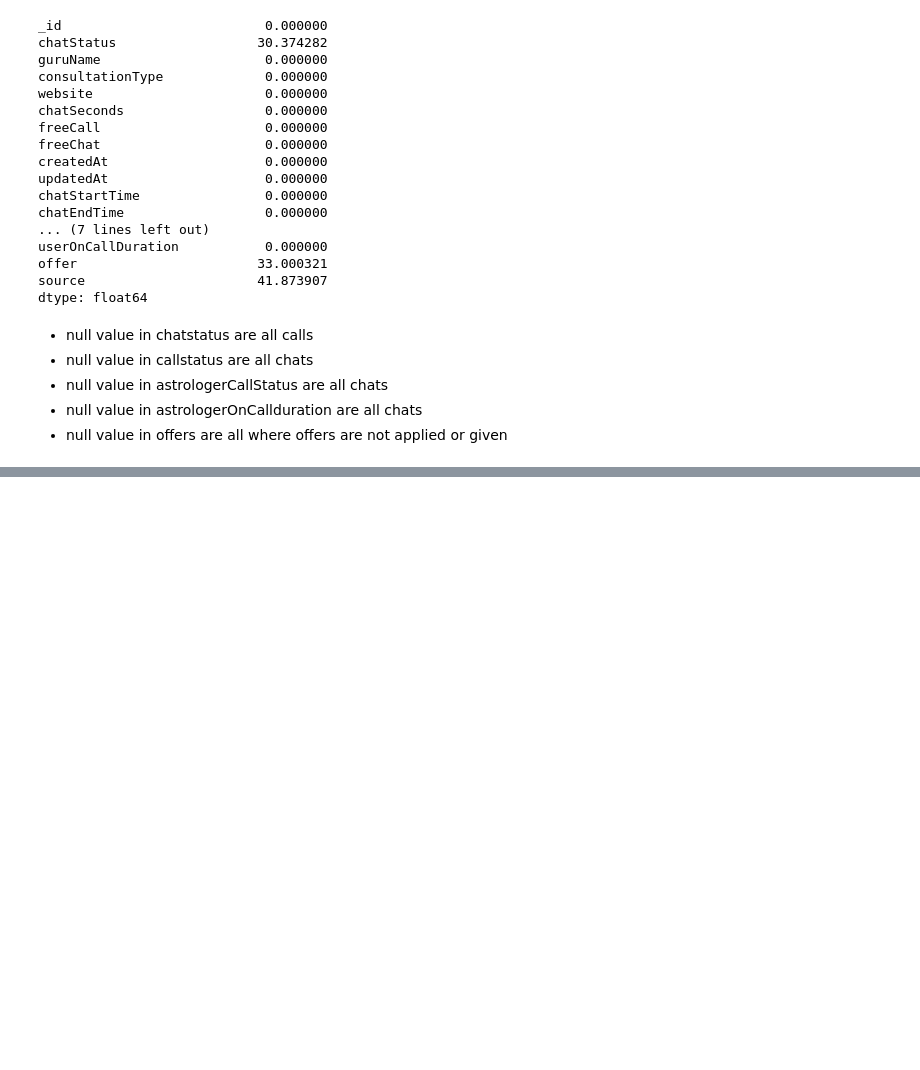
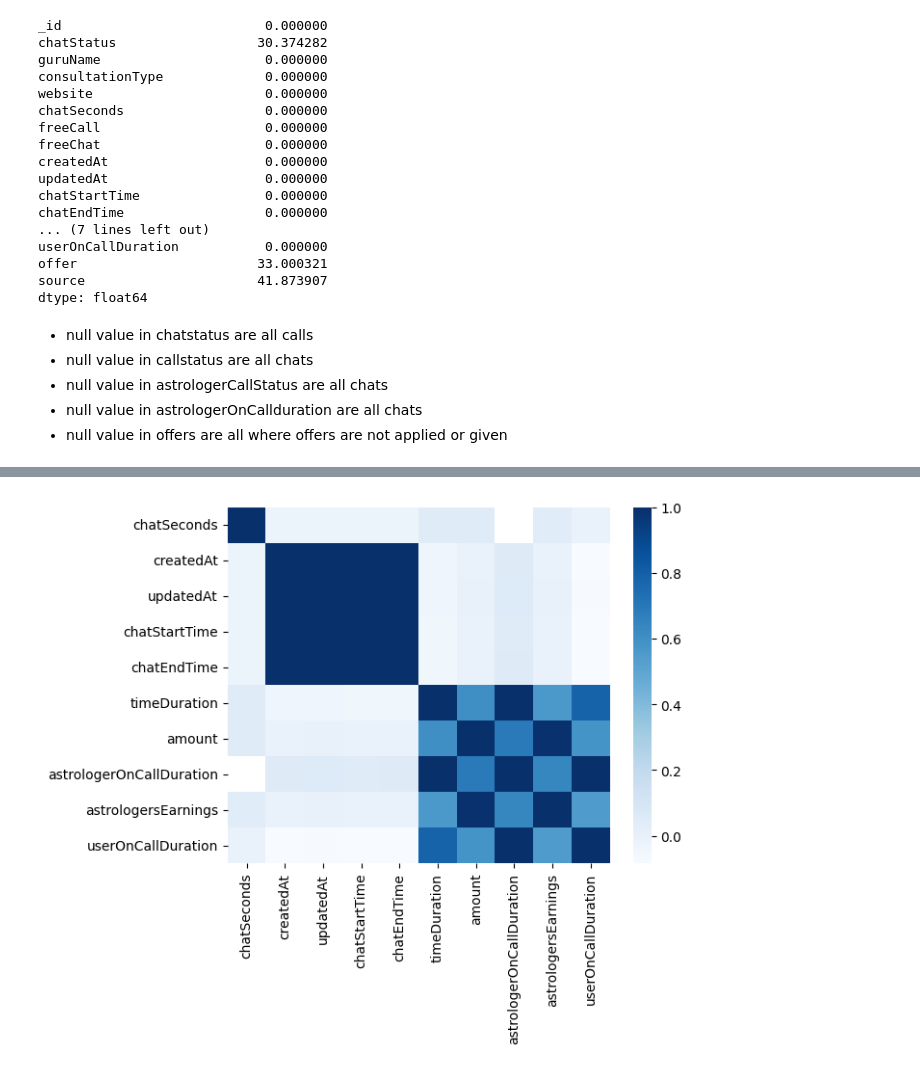
Before and after one commit to IshanSarkar/GAstro_Case-Study, a Jupyter notebook: Guruji_Astro_Assignment.ipynb, the cells around one changed output, grey strips where cells are left out. Saved outputs shown, nothing was run; the diff lists cells and outputs as text; code cells hidden in the pictures; blank space fills up the shorter version.

```diff
--- a/Guruji_Astro_Assignment.ipynb
+++ b/Guruji_Astro_Assignment.ipynb
@@ -1926,0 +1987,4 @@ data_clean.to_csv('data_clean.csv', index=False)
+# %%
+sns.heatmap(data_clean[['chatSeconds', 'createdAt', 'updatedAt', 'chatStartTime','chatEndTime', 'timeDuration', 'amount', 'astrologerOnCallDuration', 'astrologersEarnings', 'userOnCallDuration']].corr(), cmap='Blues');
+# %% [output]
+[figure, added]
```
Also changed, not shown: parts of 90 cells of this notebook.
